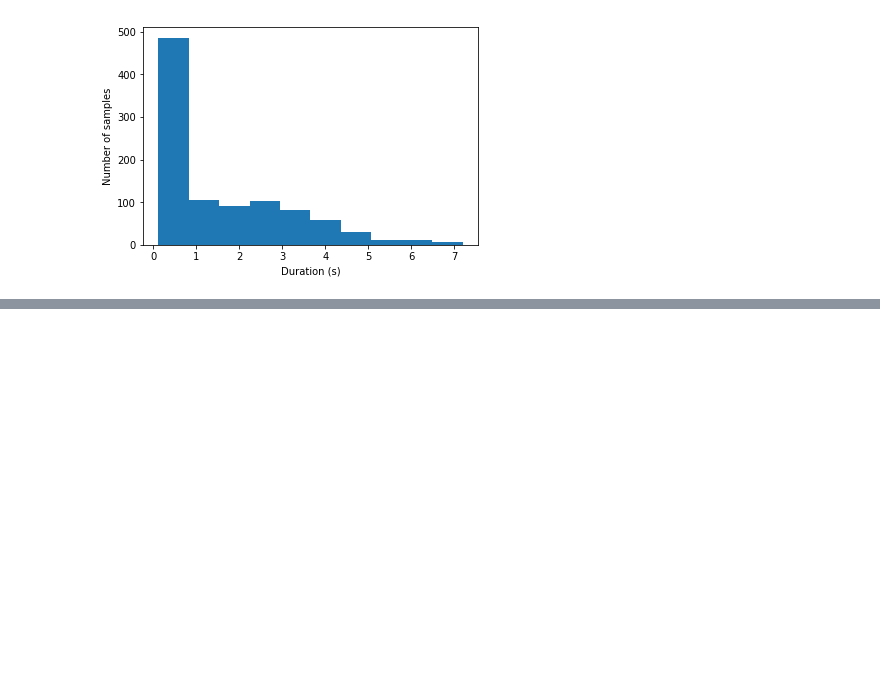
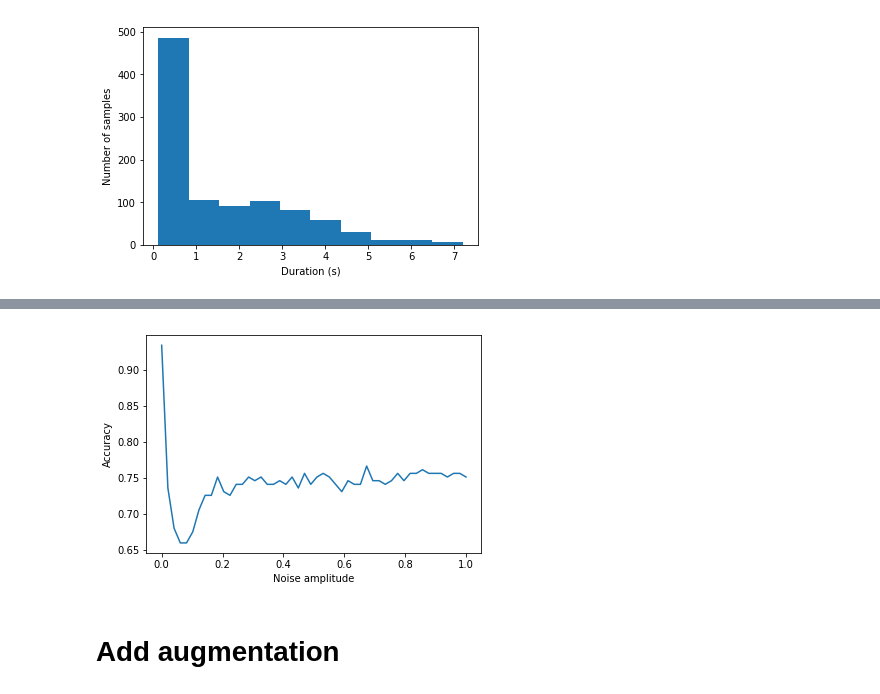
Before and after one commit to hoangphuc1998/DataScienceFinalProject, a Jupyter notebook: Pipeline.ipynb, the cells around one changed output, grey strips where cells are left out. Saved outputs shown, nothing was run; the diff lists cells and outputs as text; code cells hidden in the pictures; blank space fills up the shorter version.

Commit message:
Add augmentation. Adjust slide

```diff
--- a/Pipeline.ipynb
+++ b/Pipeline.ipynb
@@ -181,0 +163,24 @@ plt.title('validation score'); plt.ylabel('n_fft'); plt.xlabel('alpha');
+# %%
+# Set hyperparameters for model which archive best performance
+pipeline.set_params(process__stft__n_fft=best_nfft, model__alpha=best_alpha);
+pipeline.fit(X_train, y_train);
+# %%
+def add_gaussian_noise(data, amplitude):
+    return data + amplitude * np.random.normal(size = data.shape)
+# %%
+def test_with_noise():
+    noise_amplitude = np.linspace(0, 1, 50)
+    scores = []
+    for amplitude in noise_amplitude:
+        X_val_noise = [add_gaussian_noise(x,amplitude) for x in X_val]
+        scores.append(pipeline.score(X_val_noise, y_val))
+    plt.plot(noise_amplitude,scores)
+    plt.xlabel("Noise amplitude")
+    plt.ylabel("Accuracy")
+    plt.show()
+# %%
+test_with_noise()
+# %% [output]
+[figure, added]
+# %% [markdown]
+# Add augmentation
```
Also changed, not shown: parts of 18 cells of this notebook, 1 other file.
